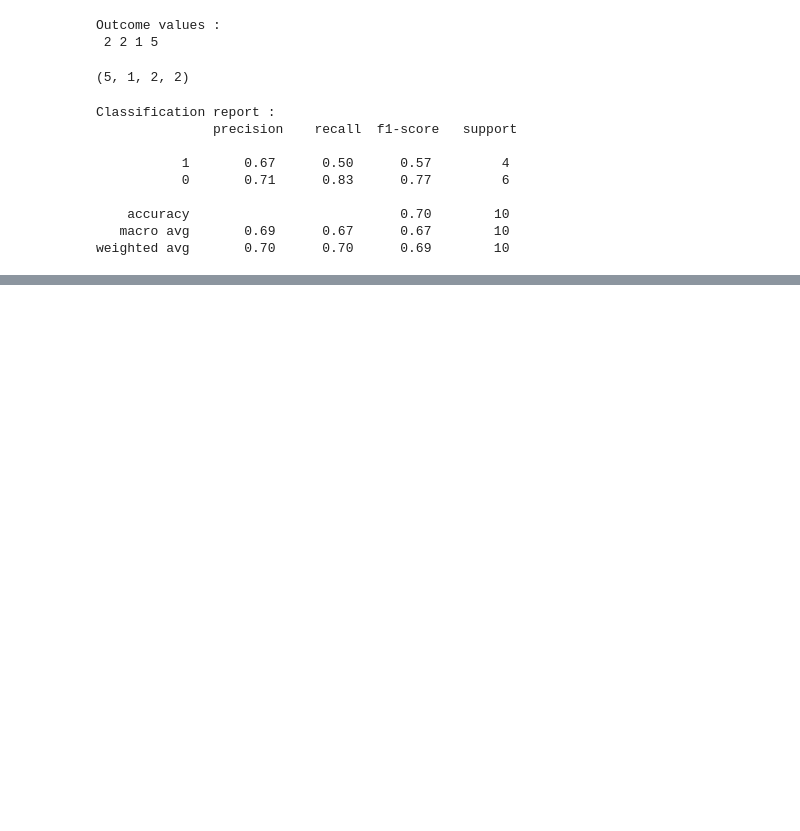
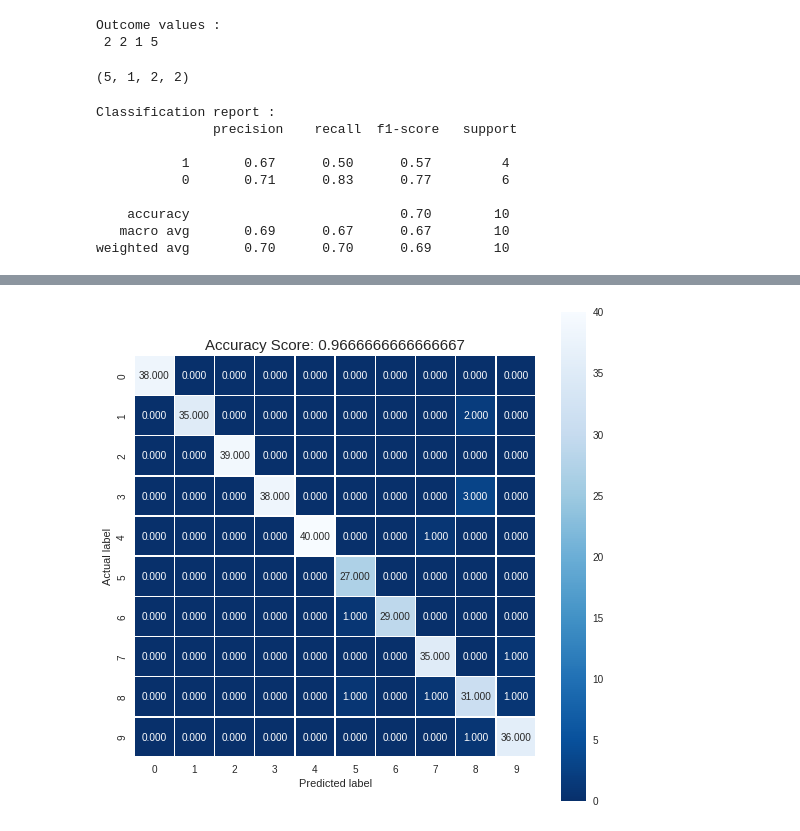
Before and after one commit to EddyGiusepe/Confusion_Matrix_to_ML_DL, a Jupyter notebook: Confusion_Matrix.ipynb, the cells around one changed output, grey strips where cells are left out. Saved outputs shown, nothing was run; the diff lists cells and outputs as text; code cells hidden in the pictures; blank space fills up the shorter version.

```diff
--- a/Confusion_Matrix.ipynb
+++ b/Confusion_Matrix.ipynb
@@ -61,0 +160,2 @@ weighted avg       0.70      0.70      0.69        10
+# %%
+logisticRegr.fit(X_train, y_train)
@@ -61,0 +181,3 @@ weighted avg       0.70      0.70      0.69        10
+# %%
+predictions = logisticRegr.predict(X_test)
+predictions
@@ -61,0 +202,4 @@ weighted avg       0.70      0.70      0.69        10
+# %%
+# Use score method to get accuracy of model
+score = logisticRegr.score(X_test, y_test)
+print("A nossa score é: {:0.2f}".format(score))
@@ -61,0 +208,6 @@ weighted avg       0.70      0.70      0.69        10
+# %%
+import seaborn as sns
+from sklearn import metrics
+
+cm = metrics.confusion_matrix(y_test, predictions)
+print(cm)
@@ -61,0 +225,9 @@ weighted avg       0.70      0.70      0.69        10
+# %%
+plt.figure(figsize=(9,9))
+sns.heatmap(cm, annot=True, fmt=".3f", linewidths=.5, square = True, cmap = 'Blues_r');
+plt.ylabel('Actual label');
+plt.xlabel('Predicted label');
+all_sample_title = 'Accuracy Score: {0}'.format(score)
+plt.title(all_sample_title, size = 15);
+# %% [output]
+[figure, added]
```
Also changed, not shown: parts of 25 cells of this notebook.
